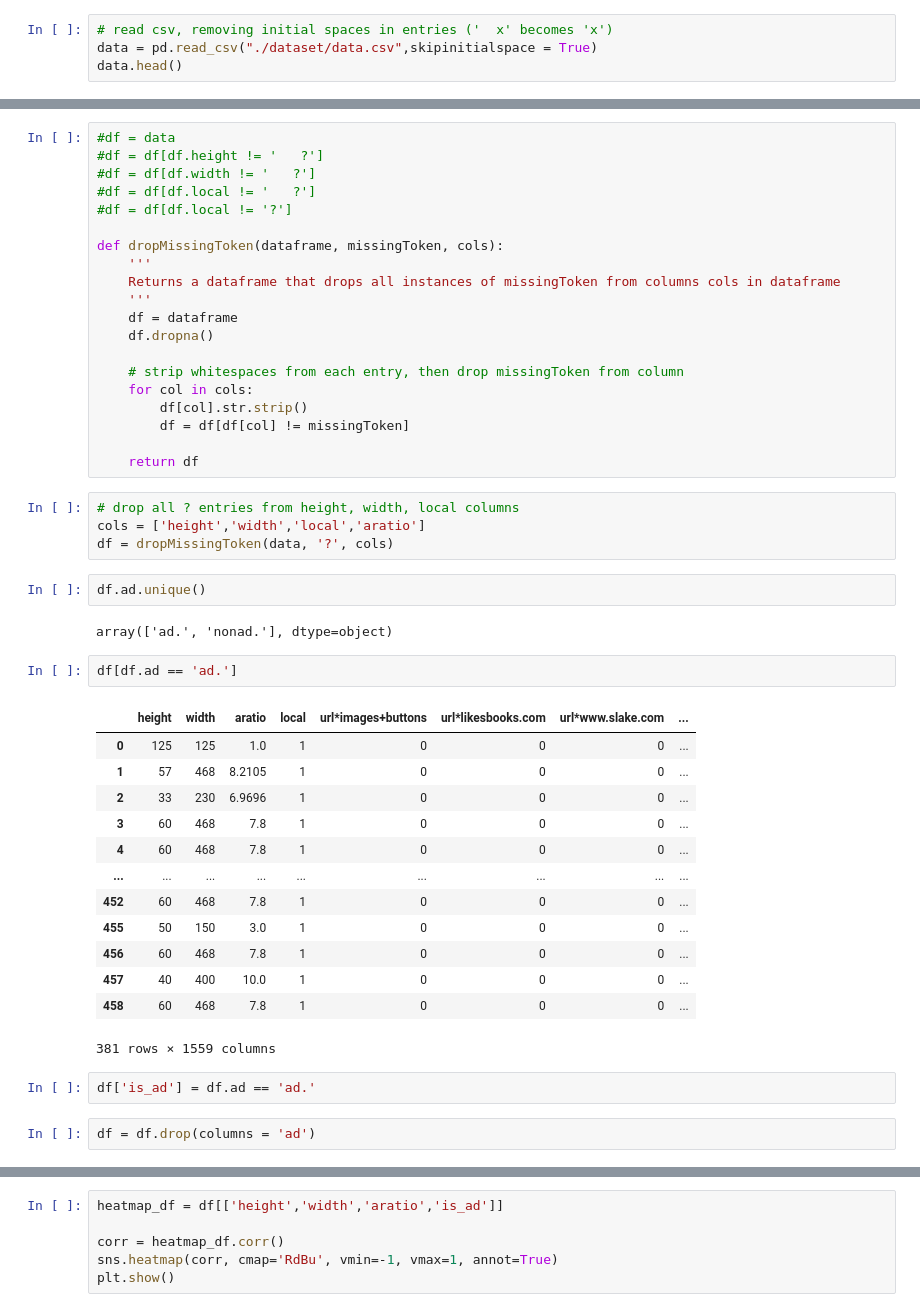
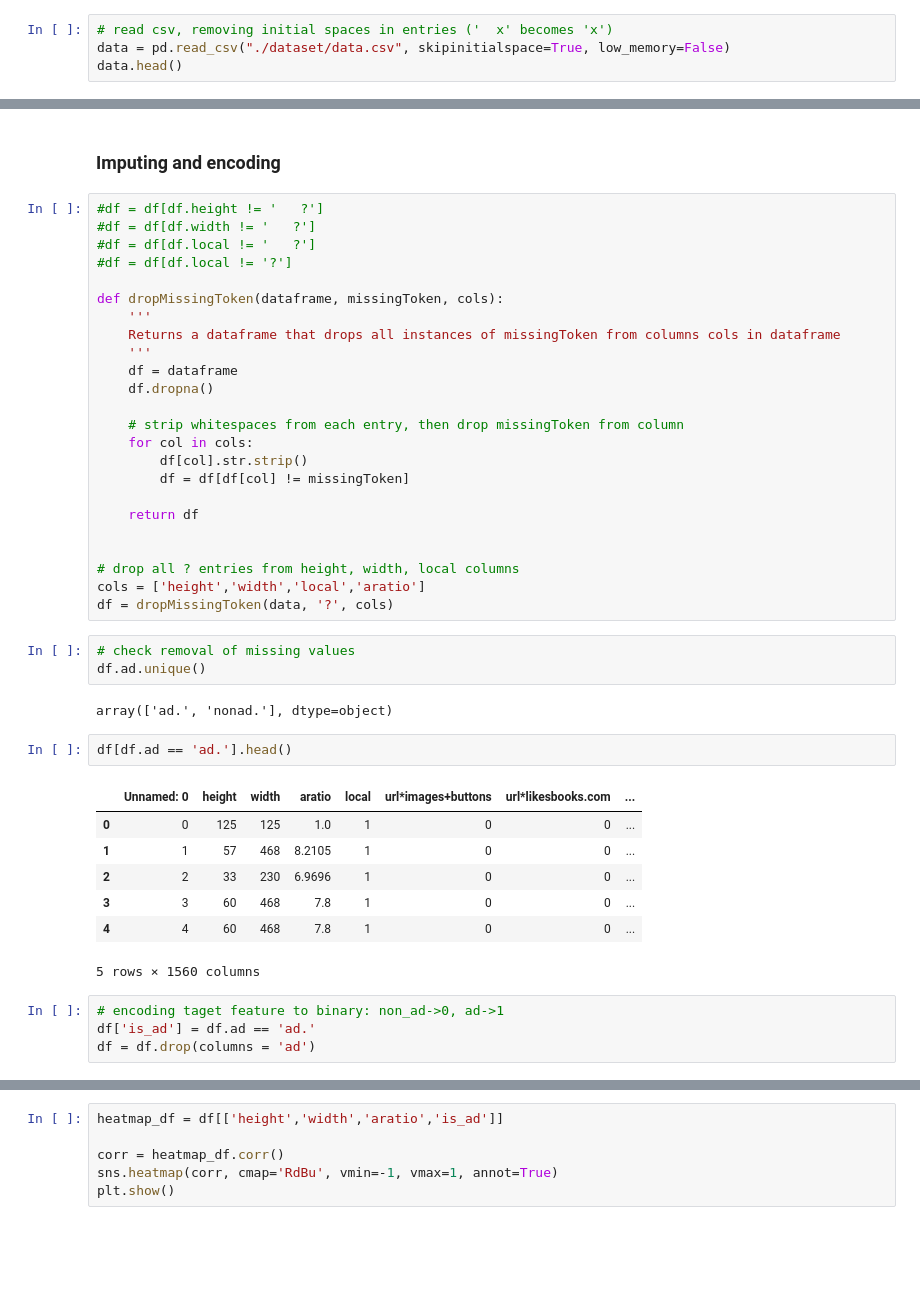
Before and after one commit to SydneyMW/171Project, a Jupyter notebook: 2_data_exploration.ipynb, the cells around one changed output, grey strips where cells are left out. Cells and saved outputs as stored; diff of their text form; blank space fills up the shorter version.

```diff
--- a/2_data_exploration.ipynb
+++ b/2_data_exploration.ipynb
@@ -6,5 +10,5 @@ import matplotlib.pyplot as plt
 # %%
 # read csv, removing initial spaces in entries ('  x' becomes 'x')
-data = pd.read_csv("./dataset/data.csv",skipinitialspace = True)
+data = pd.read_csv("./dataset/data.csv", skipinitialspace=True, low_memory=False)
 data.head()
 # %% [output]
@@ -35,5 +39,6 @@ data.describe()
+# %% [markdown]
+### Imputing and encoding
 # %%
-#df = data
 #df = df[df.height != '   ?']
 #df = df[df.width != '   ?']
 #df = df[df.local != '   ?']
@@ -52,33 +57,29 @@ def dropMissingToken(dataframe, missingToken, cols):
         df = df[df[col] != missingToken]
 
     return df
+
+
+# drop all ? entries from height, width, local columns
+cols = ['height','width','local','aratio']
+df = dropMissingToken(data, '?', cols)
-# %%
-# drop all ? entries from height, width, local columns
-cols = ['height','width','local','aratio']
-df = dropMissingToken(data, '?', cols)
 # %%
+# check removal of missing values
 df.ad.unique()
 # %% [output]
 array(['ad.', 'nonad.'], dtype=object)
 # %%
-df[df.ad == 'ad.']
+df[df.ad == 'ad.'].head()
 # %% [output]
-|  | height | width | aratio | local | url*images+buttons | url*likesbooks.com | url*www.slake.com | ... |
-| 0 | 125 | 125 | 1.0 | 1 | 0 | 0 | 0 | ... |
-| 1 | 57 | 468 | 8.2105 | 1 | 0 | 0 | 0 | ... |
-| 2 | 33 | 230 | 6.9696 | 1 | 0 | 0 | 0 | ... |
-| 3 | 60 | 468 | 7.8 | 1 | 0 | 0 | 0 | ... |
-| 4 | 60 | 468 | 7.8 | 1 | 0 | 0 | 0 | ... |
-| ... | ... | ... | ... | ... | ... | ... | ... | ... |
-| 452 | 60 | 468 | 7.8 | 1 | 0 | 0 | 0 | ... |
-| 455 | 50 | 150 | 3.0 | 1 | 0 | 0 | 0 | ... |
-| 456 | 60 | 468 | 7.8 | 1 | 0 | 0 | 0 | ... |
-| 457 | 40 | 400 | 10.0 | 1 | 0 | 0 | 0 | ... |
-| 458 | 60 | 468 | 7.8 | 1 | 0 | 0 | 0 | ... |
+|  | Unnamed: 0 | height | width | aratio | local | url*images+buttons | url*likesbooks.com | ... |
+| 0 | 0 | 125 | 125 | 1.0 | 1 | 0 | 0 | ... |
+| 1 | 1 | 57 | 468 | 8.2105 | 1 | 0 | 0 | ... |
+| 2 | 2 | 33 | 230 | 6.9696 | 1 | 0 | 0 | ... |
+| 3 | 3 | 60 | 468 | 7.8 | 1 | 0 | 0 | ... |
+| 4 | 4 | 60 | 468 | 7.8 | 1 | 0 | 0 | ... |
-381 rows × 1559 columns
+5 rows × 1560 columns
 # %%
+# encoding taget feature to binary: non_ad->0, ad->1
 df['is_ad'] = df.ad == 'ad.'
+df = df.drop(columns = 'ad')
-# %%
-df = df.drop(columns = 'ad')
 # %%
 df = df.apply(pd.to_numeric)
```
Also changed, not shown: parts of 12 cells of this notebook, 3 other files.
